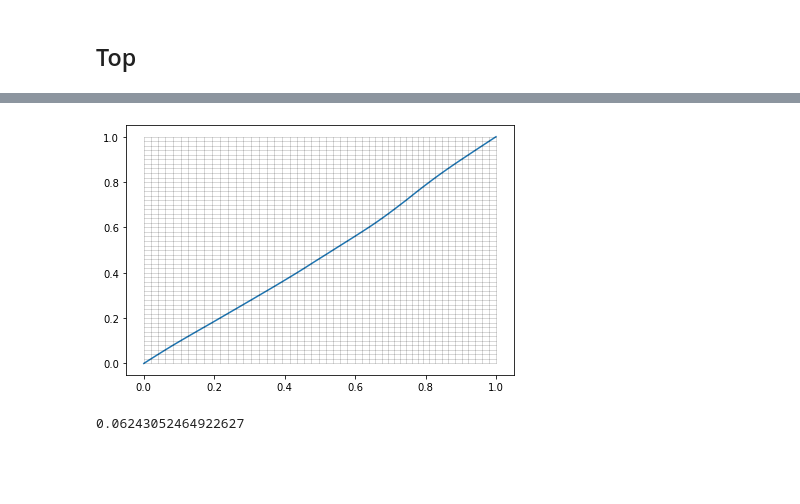
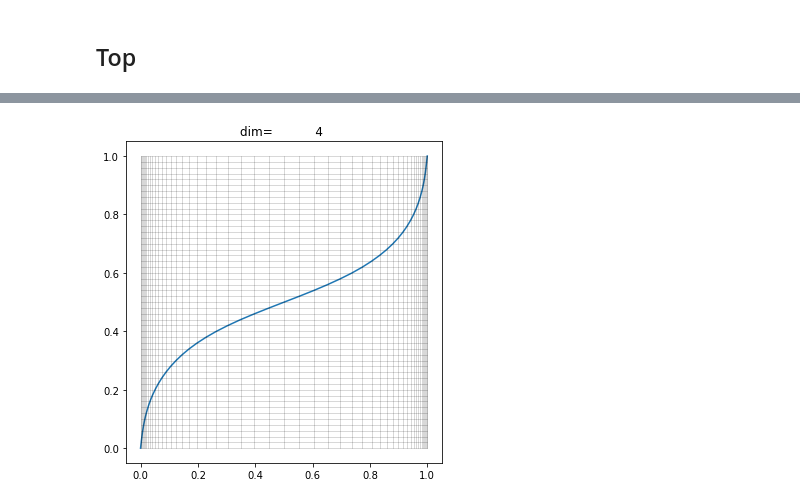
Before and after one commit to APN-Pucky/pypowhegparse, a Jupyter notebook: test.ipynb, the cells around one changed output, grey strips where cells are left out. Drawn from its saved outputs; the diff is of its cells as text; code cells hidden in the pictures; blank space fills up the shorter version.

Commit message:
Nice plotting

```diff
--- a/test.ipynb
+++ b/test.ipynb
@@ -74,6 +82,4 @@ dddf
 # %%
-dddf.xs("pwg-btlgrid").xs(2)["plot"][0].show()
-ppp.chisquare_top(dddf.xs("pwg-btlgrid").xs(2)["plot"][0])
+dddf.xs("pwg-btlgrid").xs(2)["plot"][3].show(size=(5,5),fmt="-")
 # %% [output]
-[figure, old version]
+[figure, new version]
-0.06243052464922627
```
Also changed, not shown: parts of 1 cell of this notebook, 7 other files.
